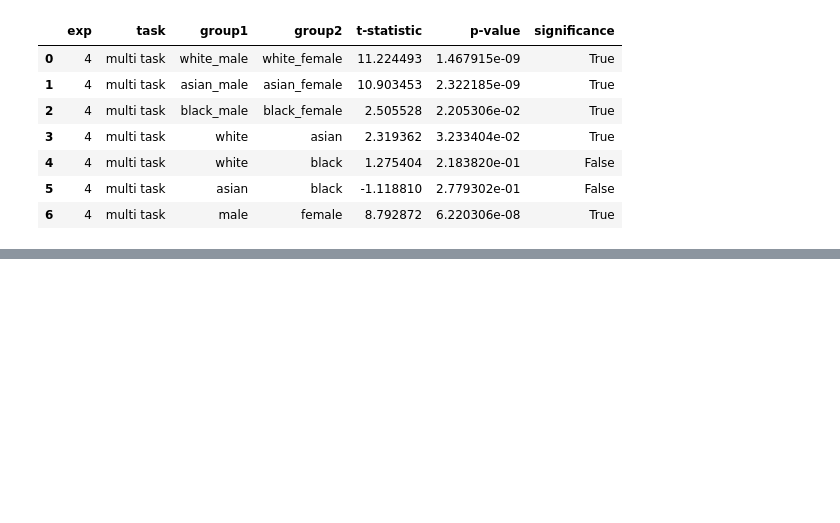
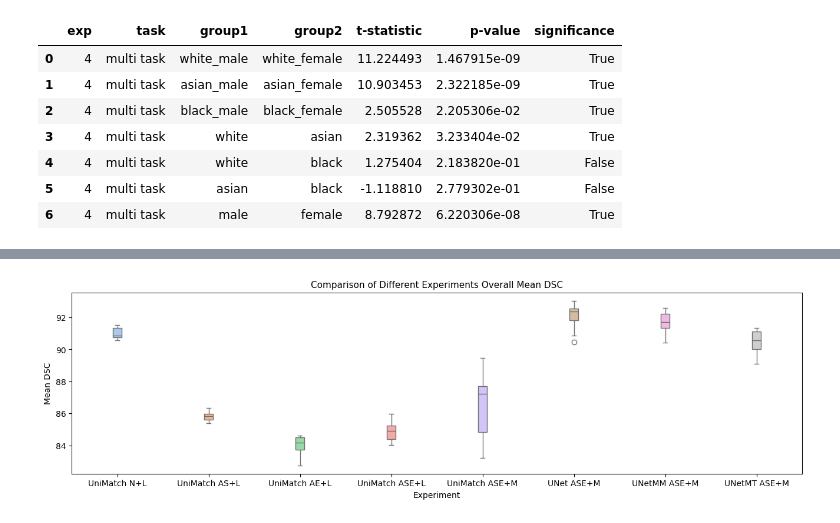
Before and after one commit to msskzx/UniMatch, a Jupyter notebook: more-scenarios/medical/tasks_analysis.ipynb, the cells around one changed output, grey strips where cells are left out. Cells and saved outputs as stored; diff of their text form; code cells hidden in the pictures; blank space fills up the shorter version.

Commit message:
experiments analysis

```diff
--- a/more-scenarios/medical/tasks_analysis.ipynb
+++ b/more-scenarios/medical/tasks_analysis.ipynb
@@ -108,0 +133,26 @@ nls.boxplot_tasks(unet_ethn_df, unet_mm_ethn_df, unet_mt_ethn_df)
+# %%
+import numpy as np
+exp2_std = unimatch_db_exps_ethn_df[unimatch_db_exps_ethn_df['experiment'] == 2]['dice_mean'].std(ddof=1)
+exp2__male_std = unimatch_db_exps_ethn_df[unimatch_db_exps_ethn_df['experiment'] == 2]['male'].std(ddof=1)
+exp2_female_std = unimatch_db_exps_ethn_df[unimatch_db_exps_ethn_df['experiment'] == 2]['female'].std(ddof=1)
+print('exp 2 std:', exp2_std)
+print('exp 2 male std:', exp2_std)
+print('exp 2 female std:', exp2_std)
+
+# simulate repeating 10 times around the single executed experiment and use the std from other experiments
+simulated_scores = np.random.normal(unimatch_db_exp1_ethn_df['dice_mean'].iloc[0], exp2_std, 10)
+simulated_male_scores = np.random.normal(unimatch_db_exp1_ethn_df['male'].iloc[0], exp2_std, 10)
+simulated_female_scores = np.random.normal(unimatch_db_exp1_ethn_df['female'].iloc[0], exp2_std, 10)
+
+# Calculate the mean of the simulated scores
+simulated_mean = np.mean(simulated_scores)
+
+# Calculate the 95% confidence interval for the mean
+confidence_interval = stats.t.interval(0.95, len(simulated_scores)-1, loc=simulated_mean, scale=stats.sem(simulated_scores))
+
+exp1_simulated_df = pd.DataFrame({
+    'dice_mean': simulated_scores,
+    'male': simulated_scores,
+    'female': simulated_scores,
+})
+exp1_simulated_df
@@ -108,0 +174,16 @@ nls.boxplot_tasks(unet_ethn_df, unet_mm_ethn_df, unet_mt_ethn_df)
+# %%
+unimatch_exp4_mid_df = pd.DataFrame()
+method = 'unimatch'
+task = 'seg_only_mid_slices'
+cfg = load(open(f'configs/ukbb/test/exp4/ethn.yaml', 'r'), Loader=Loader)
+
+for exp in [4]:
+    for seed in SEEDS:
+        res_df = pd.read_csv(f'outputs/results/csv/{dataset}/{method}/{seg_model}/exp{exp}/seed{seed}/{task}/{control}.csv')
+        test_ethn_merged_df = nls.merge_results_patients(res_df, patients_df)
+        nls_df = nls.get_all_results(test_ethn_merged_df, cfg)
+        unimatch_exp4_mid_df = pd.concat([unimatch_exp4_mid_df, nls_df], ignore_index=True)
+# %%
+nls.boxplot_tasks_exps(exp1_simulated_df, unimatch_db_exps_ethn_df, unimatch_exp4_mid_df, unet_ethn_df, unet_mm_ethn_df, unet_mt_ethn_df)
+# %% [output]
+[figure, added]
```
Also changed, not shown: parts of 7 cells of this notebook, 24 other files.
